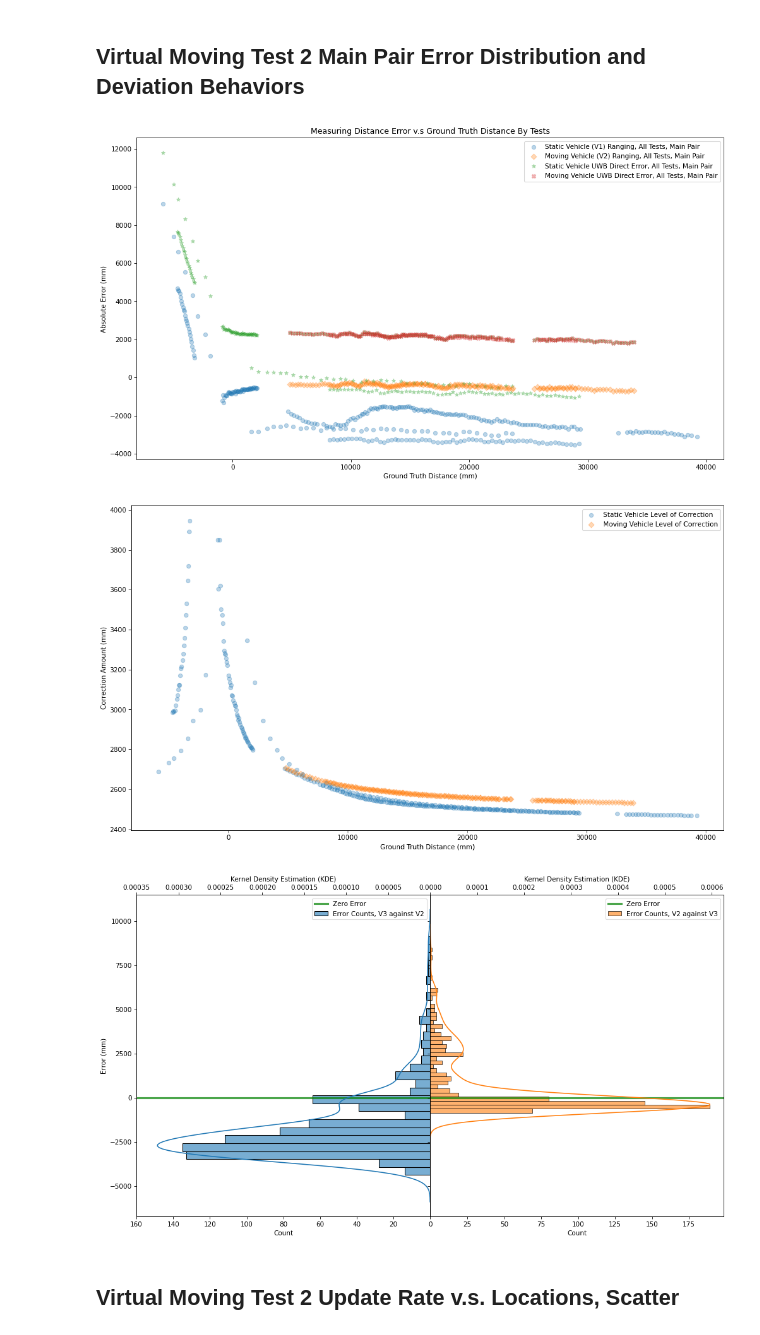
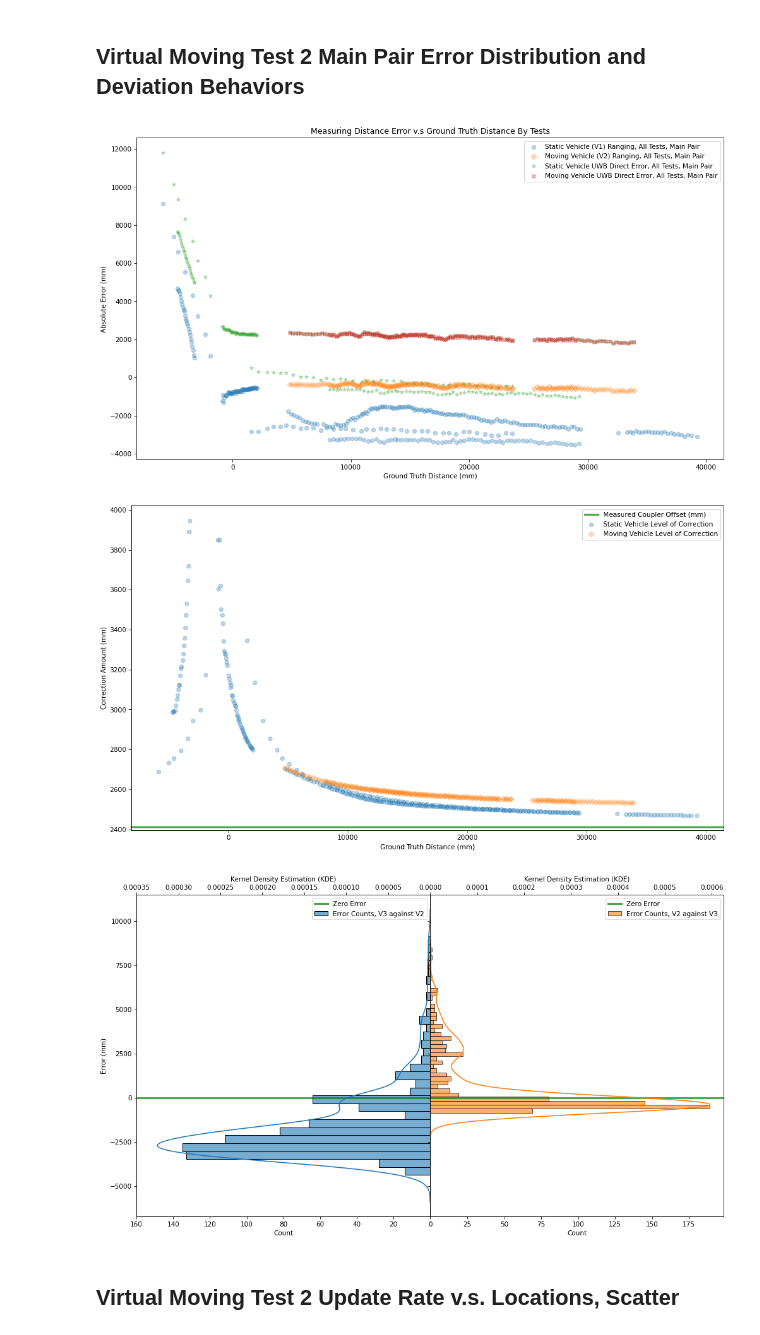
Before and after one commit to hegxiten/UWB-Lab-Rutgers-Rail, a Jupyter notebook: UWB_Ranging_System_Design_and_Testing/uwb_ranging_fieldtest_results/CONCISE_virtual_moving_test.ipynb, the cells around one changed output. Drawn from its saved outputs; the diff is of its cells as text; code cells hidden in the pictures.

Commit message:
Offset representation

```diff
--- a/UWB_Ranging_System_Design_and_Testing/uwb_ranging_fieldtest_results/CONCISE_virtual_moving_test.ipynb
+++ b/UWB_Ranging_System_Design_and_Testing/uwb_ranging_fieldtest_results/CONCISE_virtual_moving_test.ipynb
@@ -518,6 +518,8 @@ ax.legend()
 
 ax2.set_xlabel("Ground Truth Distance (mm)")
 ax2.set_ylabel("Correction Amount (mm)")
+ax2.axhline(y=(_test_df_static['Reporting Master X (mm)'] + _test_df_moving['Reporting Master X (mm)']).dropna().unique(),
+            color="g", label="Measured Coupler Offset (mm)", linewidth=3, alpha=0.7)
 ax2.legend()
 
 # Horizontal Histgram
@@ -561,34 +563,34 @@ hist_moving = sns.histplot(
     data=_data_moving,
     y='Error (mm)',
     alpha =0.6,
     label="Error Counts, V{} against V{}".format(MOVING_VEH, STATIC_VEH),
     ax=ax_moving,
     color="C1"
 )
 kde_moving = sns.kdeplot(
     data=_data_moving,
     x='Error (mm)',
     ax=ax2_moving,
     label="Kernel Density Distribution, V{} against V{}".format(MOVING_VEH, STATIC_VEH),
     linewidth=1.5,
     vertical=True,
     color="C1")
 
 ax_static.set_xlim(ax_static.get_xlim()[::-1])
 ax2_static.set_xlim(ax2_static.get_xlim()[::-1])
 
 ax2_static.set_xlabel("Kernel Density Estimation (KDE)")
 ax2_moving.set_xlabel("Kernel Density Estimation (KDE)")
 
 ax_static.set_xticks(ax_static.get_xticks()[1:])
 ax2_static.set_xticks(ax2_static.get_xticks()[1:])
 
 axs[0].legend()
 axs[1].legend()
 plt.show()
 # %% [output]
 [figure]
-[figure, old version]
+[figure, new version]
 [figure]
 # %% [markdown]
 ## Virtual Moving Test 2 Update Rate v.s. Locations, Scatter
```
Also changed, not shown: 1 other file.
